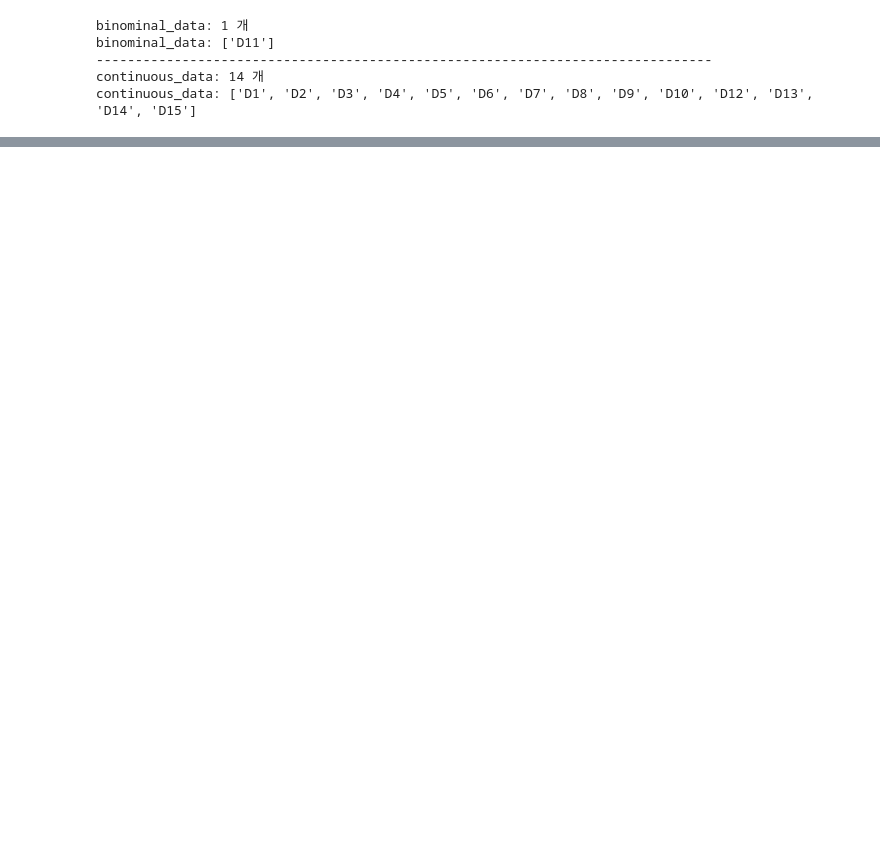
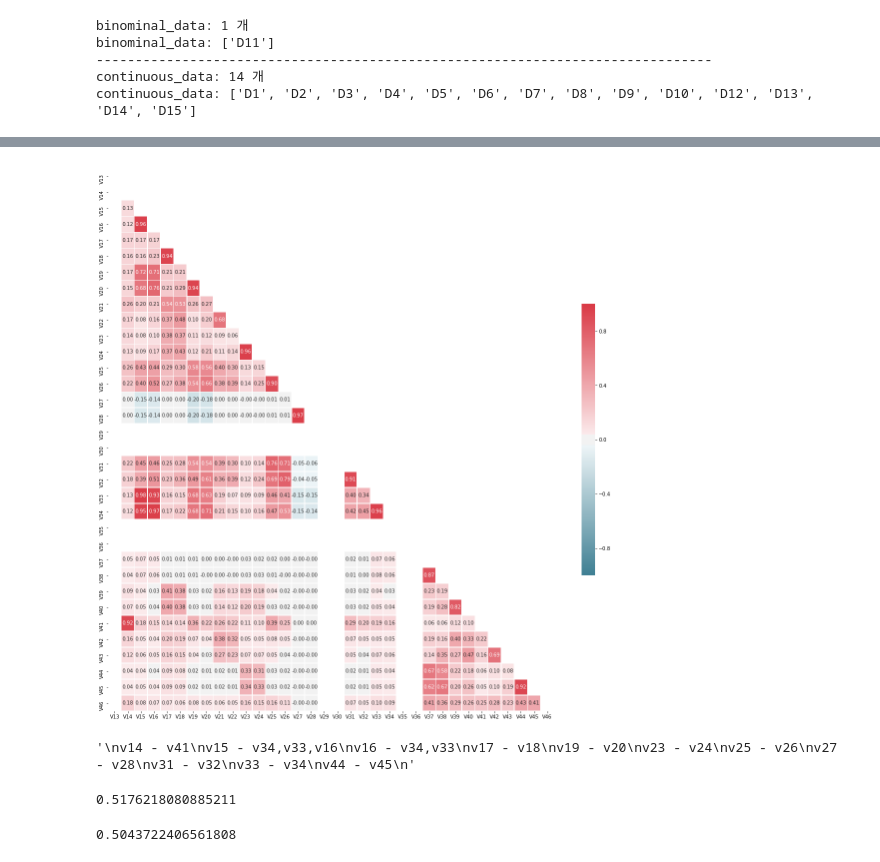
Before and after one commit to kihohan/IEEE-Fraud, a Jupyter notebook: IEEE-CIS.ipynb, the cells around one changed output, grey strips where cells are left out. Drawn from its saved outputs; the diff is of its cells as text; code cells hidden in the pictures; blank space fills up the shorter version.

```diff
--- a/IEEE-CIS.ipynb
+++ b/IEEE-CIS.ipynb
@@ -555,0 +617,5 @@ continuous_data: ['D1', 'D2', 'D3', 'D4', 'D5', 'D6', 'D7', 'D8', 'D9', 'D10', '
+# %%
+v = df[['V13', 'V14', 'V15', 'V16', 'V17', 'V18', 'V19', 'V20', 'V21',
+       'V22', 'V23', 'V24', 'V25', 'V26', 'V27', 'V28', 'V29', 'V30', 'V31',
+       'V32', 'V33', 'V34', 'V35', 'V36', 'V37', 'V38', 'V39', 'V40', 'V41',
+       'V42', 'V43', 'V44', 'V45', 'V46']]
@@ -555,0 +625,29 @@ continuous_data: ['D1', 'D2', 'D3', 'D4', 'D5', 'D6', 'D7', 'D8', 'D9', 'D10', '
+# %%
+x = v.corr()
+mask = np.zeros_like(x)
+mask[np.triu_indices_from(mask)] = True
+cmap = sns.diverging_palette(220, 10, as_cmap=True)
+
+plt.figure(figsize = (20, 20))
+sns.heatmap(x, mask=mask,  cmap=cmap, cbar_kws={"shrink": 0.5},
+            annot=True, annot_kws={"size": 10},
+            vmax=1, vmin=-1, center=0,  linewidths=.5, fmt='.2f')
+plt.show()
+# %% [output]
+[figure, added]
+# %%
+'''
+v14 - v41
+v15 - v34,v33,v16
+v16 - v34,v33
+v17 - v18
+v19 - v20
+v23 - v24
+v25 - v26
+v27 - v28
+v31 - v32
+v33 - v34
+v44 - v45
+'''
+# %% [output]
+'\nv14 - v41\nv15 - v34,v33,v16\nv16 - v34,v33\nv17 - v18\nv19 - v20\nv23 - v24\nv25 - v26\nv27 - v28\nv31 - v32\nv33 - v34\nv44 - v45\n'
@@ -555,0 +660,21 @@ continuous_data: ['D1', 'D2', 'D3', 'D4', 'D5', 'D6', 'D7', 'D8', 'D9', 'D10', '
+# %%
+from sklearn.model_selection import train_test_split
+from sklearn.metrics import roc_auc_score
+from sklearn.svm import SVC
+X = sample.drop('Target', axis = 1)
+Y = sample['Target']
+train_X, test_X, train_Y, test_Y = train_test_split(X, Y)
+# 오버샘플링 전
+model = SVC(kernel = 'rbf').fit(train_X, train_Y)
+predicted = model.predict(test_X)
+roc_auc_score(test_Y, predicted)
+# %% [output]
+0.5176218080885211
+# %%
+from sklearn.naive_bayes import GaussianNB
+# 오버샘플링 전
+model = GaussianNB().fit(X, Y)
+predicted = model.predict(test_X)
+roc_auc_score(test_Y, predicted)
+# %% [output]
+0.5043722406561808
```
Also changed, not shown: parts of 23 cells of this notebook.
